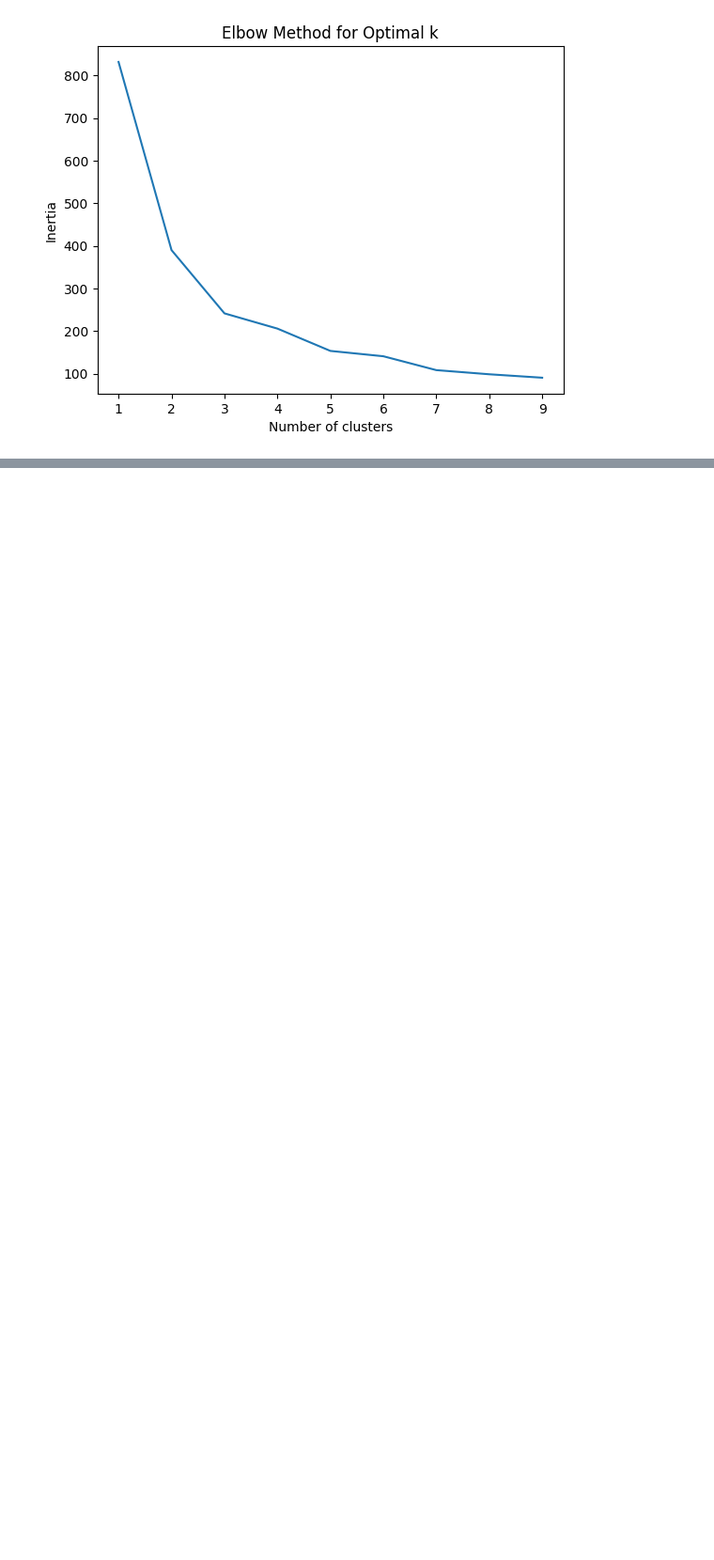
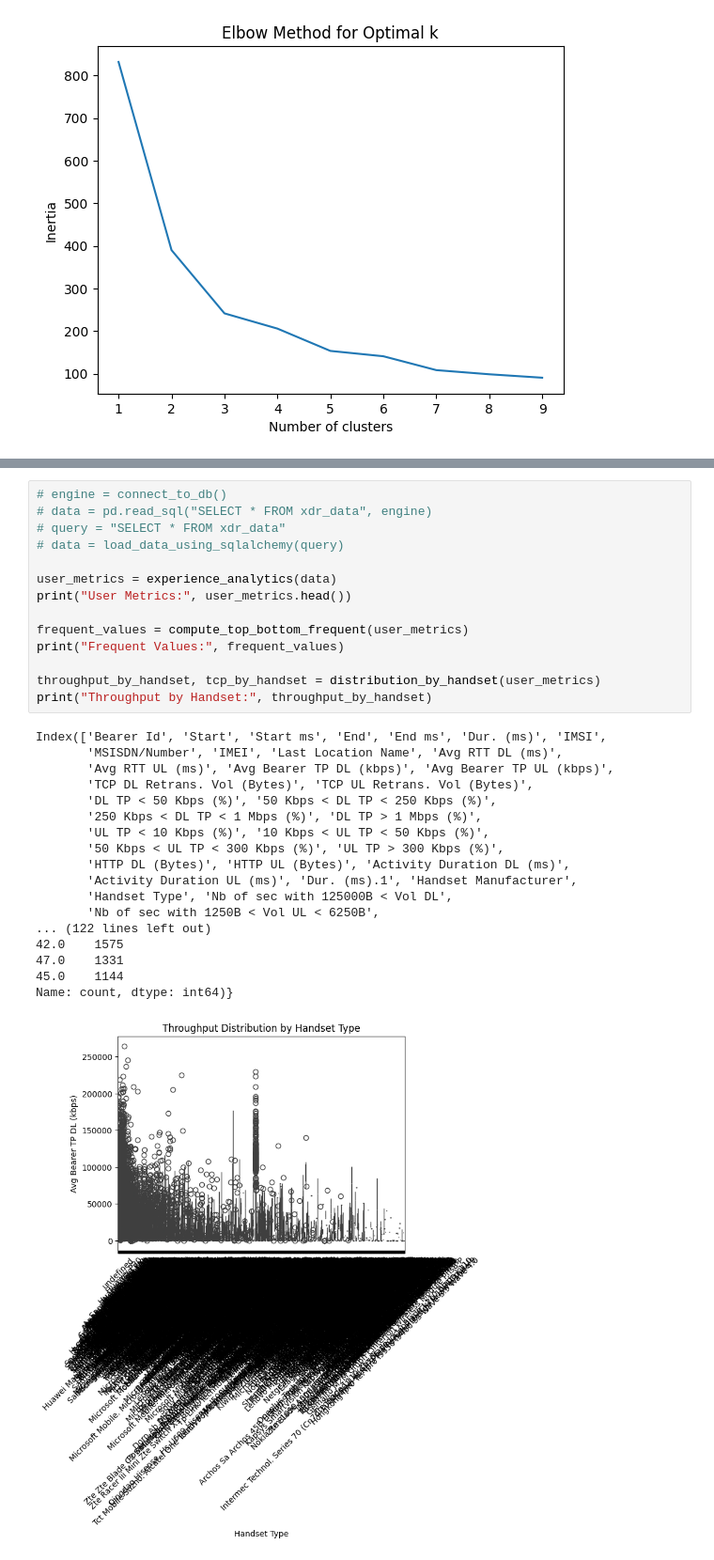
Before and after one commit to Natnahom/kaim-week-2, a Jupyter notebook: notebooks/analysis.ipynb, the cells around one changed output, grey strips where cells are left out. Shown at 94% size. Saved outputs shown, nothing was run; the diff lists cells and outputs as text; blank space fills up the shorter version.

```diff
--- a/notebooks/analysis.ipynb
+++ b/notebooks/analysis.ipynb
@@ -170,0 +184,33 @@ test_user_behavior(stock_data)
+# %%
+# engine = connect_to_db()
+# data = pd.read_sql("SELECT * FROM xdr_data", engine)
+# query = "SELECT * FROM xdr_data"
+# data = load_data_using_sqlalchemy(query)
+
+user_metrics = experience_analytics(data)
+print("User Metrics:", user_metrics.head())
+
+frequent_values = compute_top_bottom_frequent(user_metrics)
+print("Frequent Values:", frequent_values)
+
+throughput_by_handset, tcp_by_handset = distribution_by_handset(user_metrics)
+print("Throughput by Handset:", throughput_by_handset)
+# %% [output]
+Index(['Bearer Id', 'Start', 'Start ms', 'End', 'End ms', 'Dur. (ms)', 'IMSI',
+       'MSISDN/Number', 'IMEI', 'Last Location Name', 'Avg RTT DL (ms)',
+       'Avg RTT UL (ms)', 'Avg Bearer TP DL (kbps)', 'Avg Bearer TP UL (kbps)',
+       'TCP DL Retrans. Vol (Bytes)', 'TCP UL Retrans. Vol (Bytes)',
+       'DL TP < 50 Kbps (%)', '50 Kbps < DL TP < 250 Kbps (%)',
+       '250 Kbps < DL TP < 1 Mbps (%)', 'DL TP > 1 Mbps (%)',
+       'UL TP < 10 Kbps (%)', '10 Kbps < UL TP < 50 Kbps (%)',
+       '50 Kbps < UL TP < 300 Kbps (%)', 'UL TP > 300 Kbps (%)',
+       'HTTP DL (Bytes)', 'HTTP UL (Bytes)', 'Activity Duration DL (ms)',
+       'Activity Duration UL (ms)', 'Dur. (ms).1', 'Handset Manufacturer',
+       'Handset Type', 'Nb of sec with 125000B < Vol DL',
+       'Nb of sec with 1250B < Vol UL < 6250B',
+... (122 lines left out)
+42.0    1575
+47.0    1331
+45.0    1144
+Name: count, dtype: int64)}
+[figure, added]
```
Also changed, not shown: parts of 8 cells of this notebook, 2 other files.
